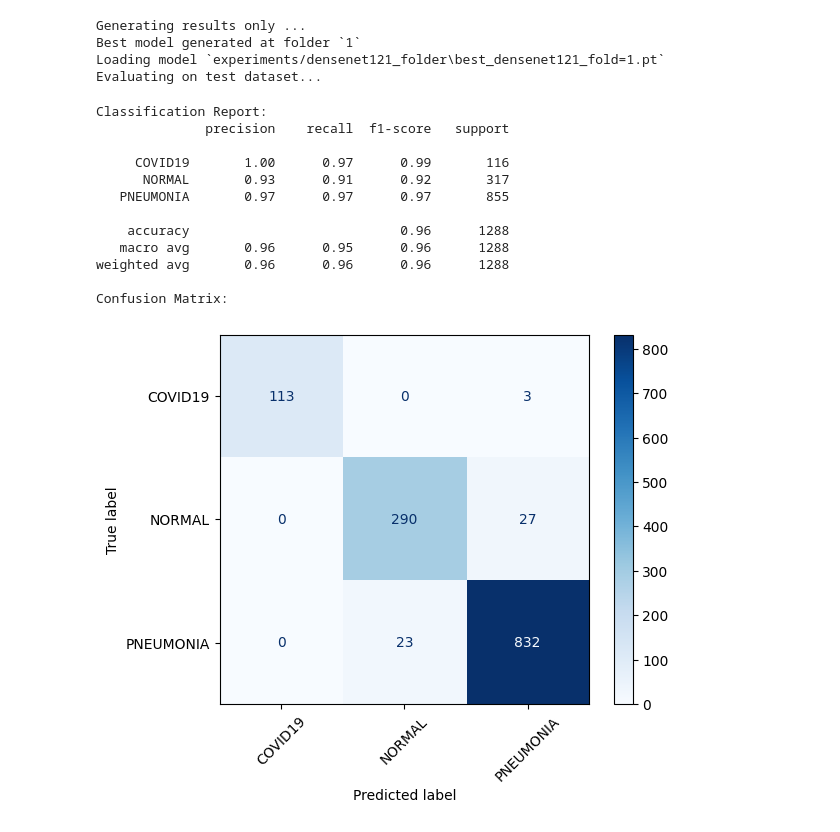
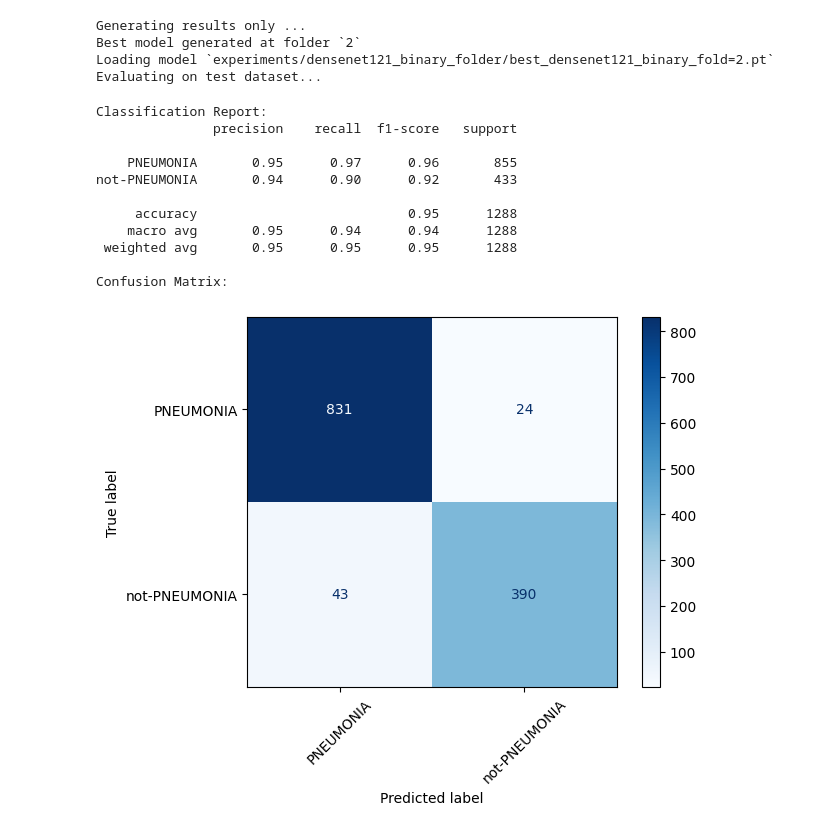
Before and after one commit to intel-comp-saude-ufes/2025-1-P2-classificador-CheXpert, a Jupyter notebook: trab.ipynb, the cells around one changed output. Saved outputs shown, nothing was run; the diff lists cells and outputs as text; code cells hidden in the pictures.

```diff
--- a/trab.ipynb
+++ b/trab.ipynb
@@ -8,11 +8,13 @@ import torch.optim as opt
 import pandas as pd
 # %%
 class ExperimentConfig:
-    def __init__(self, name, model_fn, loss_fn, optimizer_fn):
+    def __init__(self, name, model_fn, loss_fn, optimizer_fn, class_map=None, idx_to_class=None):
         self.name = name
         self.model_fn = model_fn
         self.loss_fn = loss_fn
         self.optimizer_fn = optimizer_fn
+        self.class_map = class_map
+        self.idx_to_class = idx_to_class
 # %%
 import os
 from torch.utils.data import Dataset, DataLoader, Subset
@@ -210,3 +233,7 @@ from lib.models import MyResnet, MyMobileNet, MyDenseNet
 
 n_classes = len(data_dict['classes'])
 metrics = get_my_metrics(device, n_classes)
+# %%
+metrics = get_my_metrics(device, n_classes=n_classes, task='multiclass')
+binary_metrics = get_my_metrics(device, n_classes=2, task='binary')
+old_idx_to_new_idx, new_idx_to_class = get_binary_class_mapping_dict(data_dict['idx_to_class'], target_label='PNEUMONIA')
@@ -317,26 +417,31 @@ Confusion Matrix:
 # %%
-densenet121_config = ExperimentConfig(
-    name="densenet121",
-    model_fn=lambda: MyDenseNet(densenet_version='densenet121', n_classes=n_classes),
+densenet121_binary_config = ExperimentConfig(
+    name="densenet121_binary",
+    model_fn=lambda: MyDenseNet(densenet_version='densenet121', n_classes=2),
     loss_fn=lambda: nn.CrossEntropyLoss(),
-    optimizer_fn=lambda params: opt.Adam(params, lr=1e-3)
-)
-experiment(densenet121_config, data_dict, device, metrics, freeze=False, epochs=50, mode='results')
+    optimizer_fn=lambda params: opt.Adam(params, lr=1e-3),
+    class_map=old_idx_to_new_idx,
+    idx_to_class=new_idx_to_class,
+    )
+experiment(densenet121_binary_config, data_dict, device, binary_metrics, freeze=False, epochs=50, mode='results')
+
+del densenet121_binary_config
+torch.cuda.empty_cache()
+torch.cuda.ipc_collect()
 # %% [output]
 Generating results only ...
-Best model generated at folder `1`
-Loading model `experiments/densenet121_folder\best_densenet121_fold=1.pt`
+Best model generated at folder `2`
+Loading model `experiments/densenet121_binary_folder/best_densenet121_binary_fold=2.pt`
 Evaluating on test dataset...
 Classification Report:
-              precision    recall  f1-score   support
+               precision    recall  f1-score   support
 
-     COVID19       1.00      0.97      0.99       116
-      NORMAL       0.93      0.91      0.92       317
-   PNEUMONIA       0.97      0.97      0.97       855
+    PNEUMONIA       0.95      0.97      0.96       855
+not-PNEUMONIA       0.94      0.90      0.92       433
 
-    accuracy                           0.96      1288
-   macro avg       0.96      0.95      0.96      1288
-weighted avg       0.96      0.96      0.96      1288
+     accuracy                           0.95      1288
+    macro avg       0.95      0.94      0.94      1288
+ weighted avg       0.95      0.95      0.95      1288
 
 Confusion Matrix:
-[figure, old version]
+[figure, new version]
```
Also changed, not shown: parts of 14 cells of this notebook, 2 other files.
